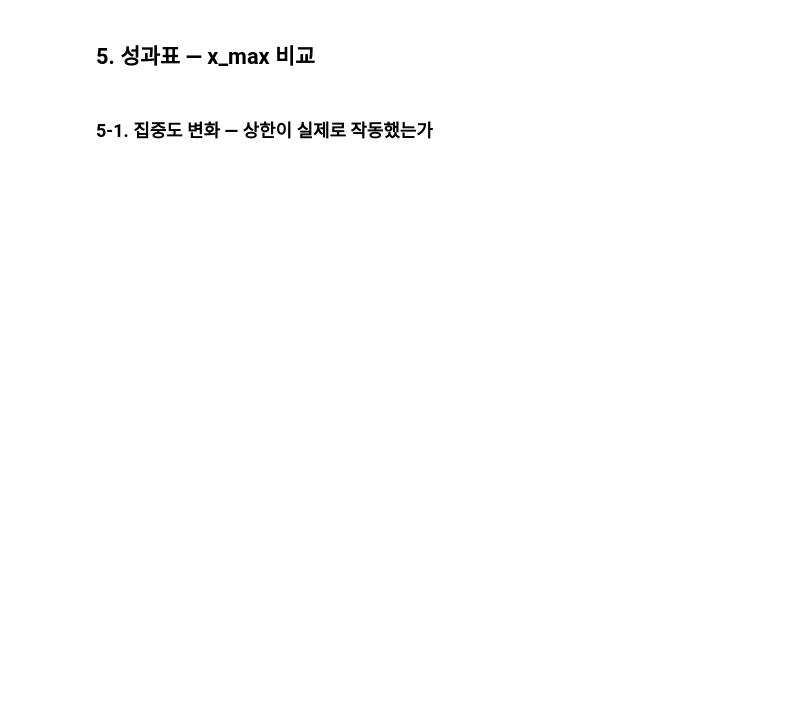
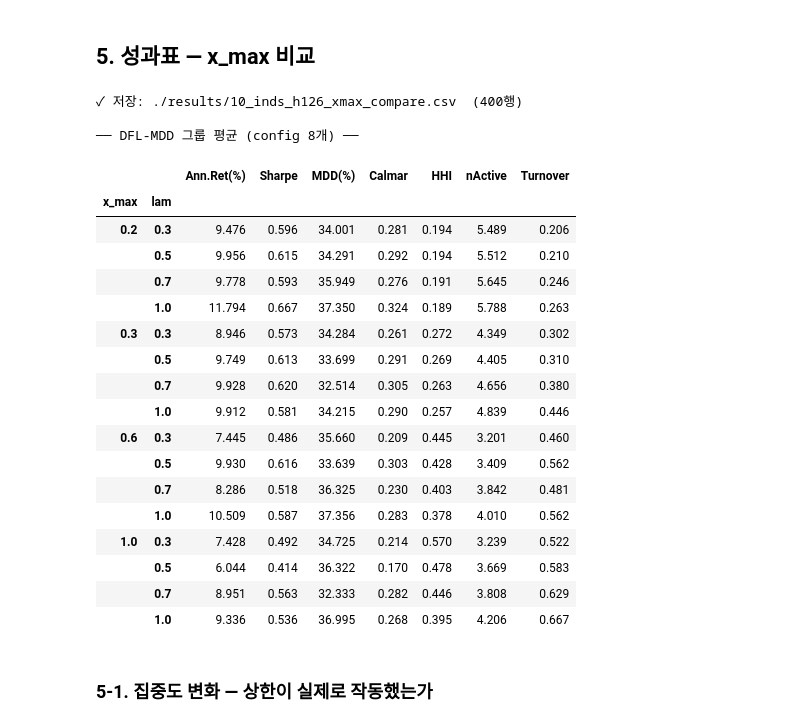
Before and after one commit to taekyounglee1224/cvxpy-portfolio-lab, a Jupyter notebook: DFL-MDD/10_inds_wcap.ipynb, the cells around one changed output. Drawn from its saved outputs; the diff is of its cells as text; code cells hidden in the pictures; blank space fills up the shorter version.

```diff
--- a/DFL-MDD/10_inds_wcap.ipynb
+++ b/DFL-MDD/10_inds_wcap.ipynb
@@ -255,35 +590,59 @@ print(f"\n로드된 x_max: {sorted(DATA)}")
 # %%
 rows = []
 for xm, D in sorted(DATA.items()):
     for lam in LAM_LIST:
         if (DELTA, lam) not in D["cf"]: continue
         groups = [("DFL-MDD",   D["cf"][(DELTA, lam)]),
-                  ("DFL-MVO",   D["mvo"].get((DELTA, lam), [])),
-                  ("Benchmark", [(v, k) for k, v in D["bench"].items()])]
+                ("DFL-MVO",   D["mvo"].get((DELTA, lam), [])),
+                ("PTO-MDD",   D["pmdd"]),                              # ← 추가
+                ("PTO-MVO",   D["pmvo"]),                              # ← 추가
+                ("Benchmark", [(v, k) for k, v in D["bench"].items()])]
         for g, items in groups:
             for res, lbl in items:
                 p  = compute_performance(res)
                 to = compute_turnover(res, full_np, REBAL)["mean"]
                 w  = np.array([r["weights"] for r in res], dtype=float)
                 rows.append({"x_max": xm, "lam": lam, "group": g, "label": lbl,
                              "Ann.Ret(%)": round(p["Ann.Ret"] * 100, 2),
                              "Sharpe": round(p["Sharpe"], 4),
                              "MDD(%)": round(p["MDD"] * 100, 2),
                              "MDD_abs(%)": round(p["MDD_abs"] * 100, 2),
                              "Calmar": round(p["Calmar"], 4),
                              "HHI": round(p["HHI"], 4),
                              "MaxW": round(float(w.max()), 4),
                              "nActive": round(float((w > 1e-4).sum(1).mean()), 2),
                              "Turnover": round(to, 4)})
 df_xm = pd.DataFrame(rows)
 out = f"{RESULT_DIR}/{N_STOCKS}_inds_h{HORIZON}_xmax_compare.csv"
 df_xm.to_csv(out, index=False, encoding="utf-8-sig")
 print(f"✓ 저장: {out}  ({len(df_xm)}행)")
 
 print("\n── DFL-MDD 그룹 평균 (config 8개) ──")
 display(df_xm[df_xm.group == "DFL-MDD"].groupby(["x_max", "lam"])[
     ["Ann.Ret(%)", "Sharpe", "MDD(%)", "Calmar", "HHI", "nActive", "Turnover"]
 ].mean().round(3))
+# %% [output]
+✓ 저장: ./results/10_inds_h126_xmax_compare.csv  (400행)
+
+── DFL-MDD 그룹 평균 (config 8개) ──
+|  |  | Ann.Ret(%) | Sharpe | MDD(%) | Calmar | HHI | nActive | Turnover |
+| x_max | lam |  |  |  |  |  |  |  |
+| 0.2 | 0.3 | 9.476 | 0.596 | 34.001 | 0.281 | 0.194 | 5.489 | 0.206 |
+|  | 0.5 | 9.956 | 0.615 | 34.291 | 0.292 | 0.194 | 5.512 | 0.210 |
+|  | 0.7 | 9.778 | 0.593 | 35.949 | 0.276 | 0.191 | 5.645 | 0.246 |
+|  | 1.0 | 11.794 | 0.667 | 37.350 | 0.324 | 0.189 | 5.788 | 0.263 |
+| 0.3 | 0.3 | 8.946 | 0.573 | 34.284 | 0.261 | 0.272 | 4.349 | 0.302 |
+|  | 0.5 | 9.749 | 0.613 | 33.699 | 0.291 | 0.269 | 4.405 | 0.310 |
+|  | 0.7 | 9.928 | 0.620 | 32.514 | 0.305 | 0.263 | 4.656 | 0.380 |
+|  | 1.0 | 9.912 | 0.581 | 34.215 | 0.290 | 0.257 | 4.839 | 0.446 |
+| 0.6 | 0.3 | 7.445 | 0.486 | 35.660 | 0.209 | 0.445 | 3.201 | 0.460 |
+|  | 0.5 | 9.930 | 0.616 | 33.639 | 0.303 | 0.428 | 3.409 | 0.562 |
+|  | 0.7 | 8.286 | 0.518 | 36.325 | 0.230 | 0.403 | 3.842 | 0.481 |
+|  | 1.0 | 10.509 | 0.587 | 37.356 | 0.283 | 0.378 | 4.010 | 0.562 |
+| 1.0 | 0.3 | 7.428 | 0.492 | 34.725 | 0.214 | 0.570 | 3.239 | 0.522 |
+|  | 0.5 | 6.044 | 0.414 | 36.322 | 0.170 | 0.478 | 3.669 | 0.583 |
+|  | 0.7 | 8.951 | 0.563 | 32.333 | 0.282 | 0.446 | 3.808 | 0.629 |
+|  | 1.0 | 9.336 | 0.536 | 36.995 | 0.268 | 0.395 | 4.206 | 0.667 |
 # %% [markdown]
 ### 5-1. 집중도 변화 — 상한이 실제로 작동했는가
 # %%
```
Also changed, not shown: parts of 12 cells of this notebook.
